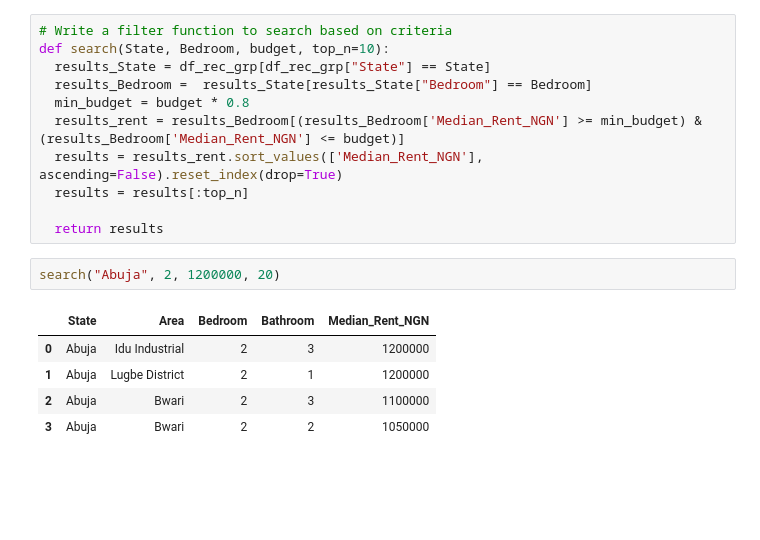
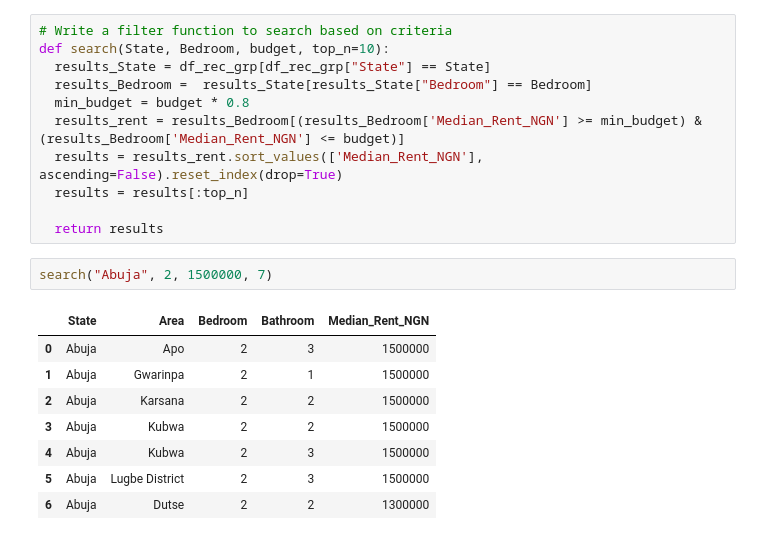
Before and after one commit to tosmartak/Data-Science-and-Machine-Learning-Projects-with-Python, a Jupyter notebook: Nigerian_State_Relocation_Guide_and_Tips.ipynb, the cells around one changed output. Saved outputs shown, nothing was run; the diff lists cells and outputs as text; blank space fills up the shorter version.

Commit message:
Adding custom search function

```diff
--- a/Nigerian_State_Relocation_Guide_and_Tips.ipynb
+++ b/Nigerian_State_Relocation_Guide_and_Tips.ipynb
@@ -1499,10 +1497,13 @@ def search(State, Bedroom, budget, top_n=10):
 
   return results
 # %%
-search("Abuja", 2, 1200000, 20)
+search("Abuja", 2, 1500000, 7)
 # %% [output]
 |  | State | Area | Bedroom | Bathroom | Median_Rent_NGN |
-| 0 | Abuja | Idu Industrial | 2 | 3 | 1200000 |
-| 1 | Abuja | Lugbe District | 2 | 1 | 1200000 |
-| 2 | Abuja | Bwari | 2 | 3 | 1100000 |
-| 3 | Abuja | Bwari | 2 | 2 | 1050000 |
+| 0 | Abuja | Apo | 2 | 3 | 1500000 |
+| 1 | Abuja | Gwarinpa | 2 | 1 | 1500000 |
+| 2 | Abuja | Karsana | 2 | 2 | 1500000 |
+| 3 | Abuja | Kubwa | 2 | 2 | 1500000 |
+| 4 | Abuja | Kubwa | 2 | 3 | 1500000 |
+| 5 | Abuja | Lugbe District | 2 | 3 | 1500000 |
+| 6 | Abuja | Dutse | 2 | 2 | 1300000 |
```
Also changed, not shown: parts of 4 cells of this notebook.
